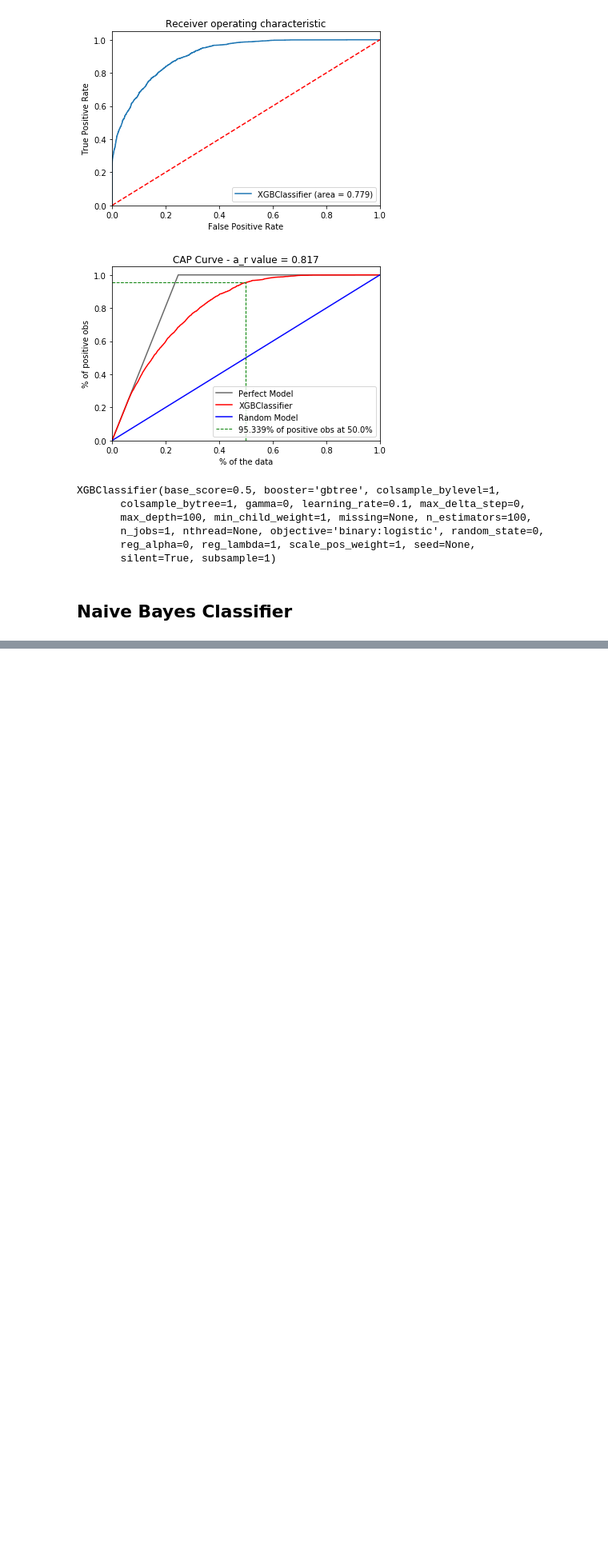
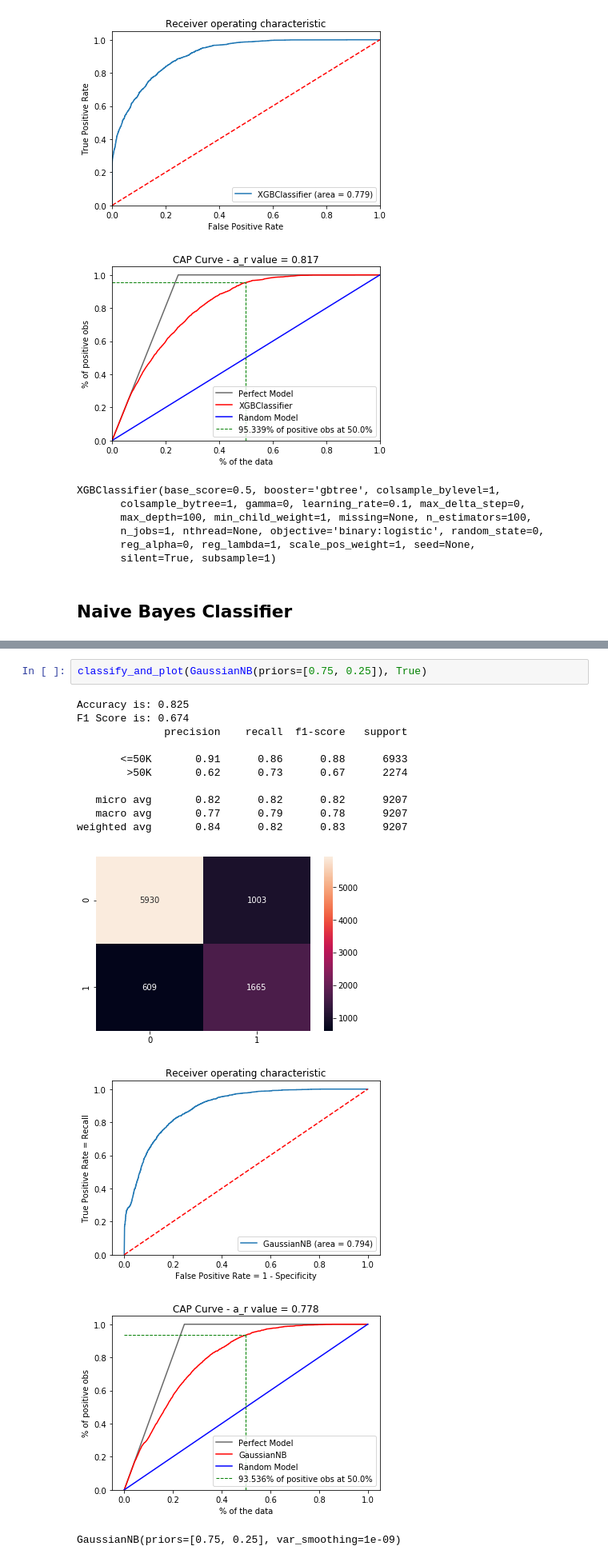
Before and after one commit to jgbustos/ml-demos, a Jupyter notebook: Census Income Classification.ipynb, the cells around one changed output, grey strips where cells are left out. Shown at 80% size. Cells and saved outputs as stored; diff of their text form; blank space fills up the shorter version.

```diff
--- a/Census Income Classification.ipynb
+++ b/Census Income Classification.ipynb
@@ -598 +612,18 @@ weighted avg       0.84      0.82      0.83      9207
 GaussianNB(priors=[0.75, 0.25], var_smoothing=1e-09)
+# %%
+classify_and_plot(GaussianNB(priors=[0.75, 0.25]), True)
+# %% [output]
+Accuracy is: 0.825
+F1 Score is: 0.674
+              precision    recall  f1-score   support
+
+       <=50K       0.91      0.86      0.88      6933
+        >50K       0.62      0.73      0.67      2274
+
+   micro avg       0.82      0.82      0.82      9207
+   macro avg       0.77      0.79      0.78      9207
+weighted avg       0.84      0.82      0.83      9207
+[figure, added]
+[figure, added]
+[figure, added]
+GaussianNB(priors=[0.75, 0.25], var_smoothing=1e-09)
```
Also changed, not shown: parts of 18 cells of this notebook.
